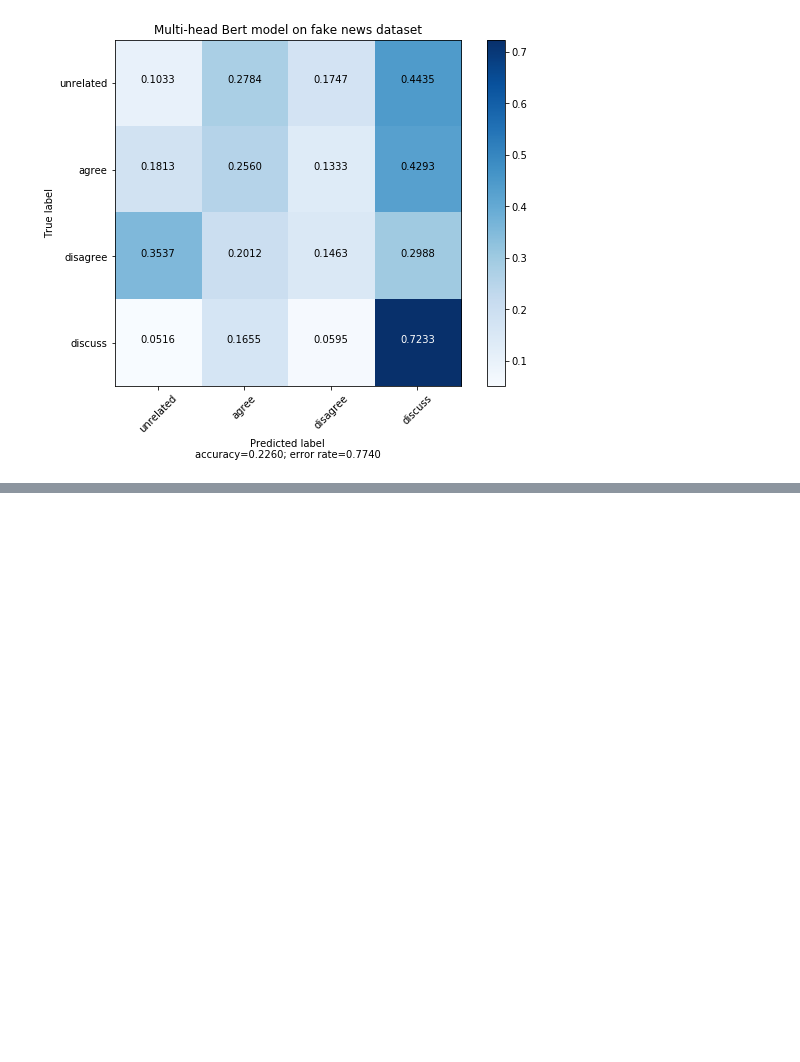
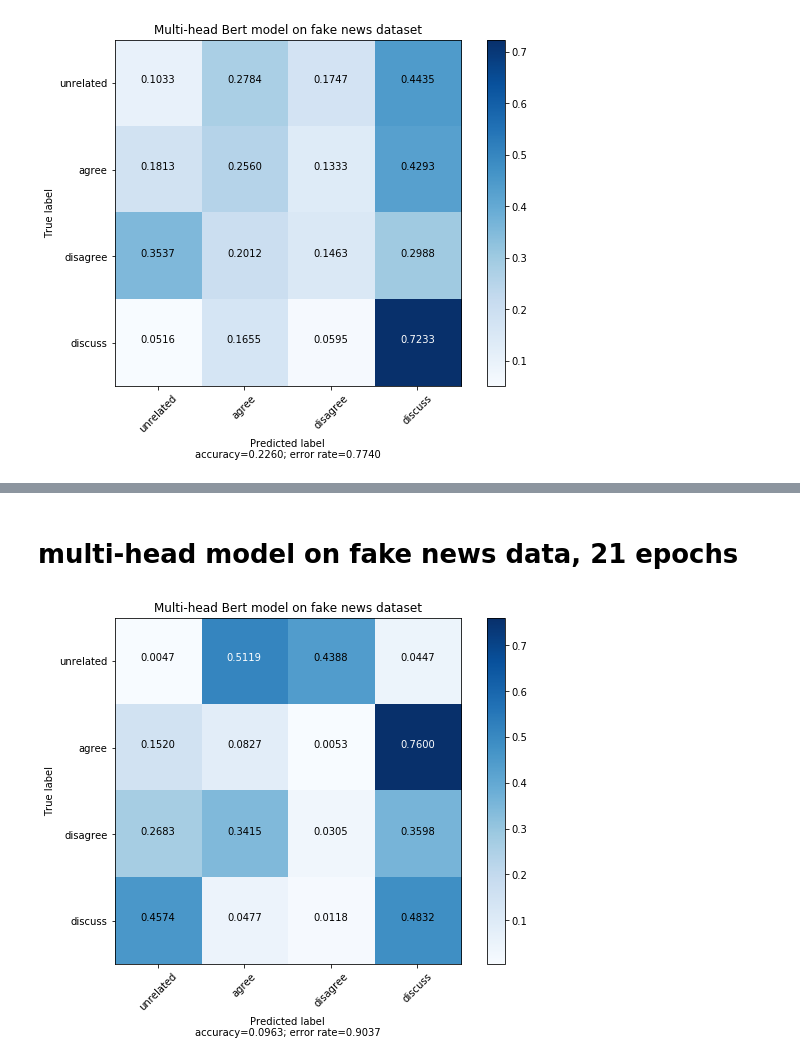
Before and after one commit to samuelarnesen/nlp-final-project, a Jupyter notebook: src/Evaluate.ipynb, the cells around one changed output, grey strips where cells are left out. Cells and saved outputs as stored; diff of their text form; code cells hidden in the pictures; blank space fills up the shorter version.

```diff
--- a/src/Evaluate.ipynb
+++ b/src/Evaluate.ipynb
@@ -111,0 +233,12 @@ plot_confusion_matrix(m, ['unrelated', 'agree', 'disagree', 'discuss'], title=s,
+# %% [markdown]
+# multi-head model on fake news data, 21 epochs
+# %%
+with open("../multi_fake_pickle_21.p", "rb") as file:
+    d = pickle.load(file)
+multi_fake_preds, multi_fake_truth = d['preds'], d['truth']
+# %%
+m = confusion_matrix(multi_fake_truth, multi_fake_preds)
+s = "Multi-head Bert model on fake news dataset"
+plot_confusion_matrix(m, ['unrelated', 'agree', 'disagree', 'discuss'], title=s, normalize=True)
+# %% [output]
+[figure, added]
```
Also changed, not shown: parts of 30 cells of this notebook, 49 other files.
